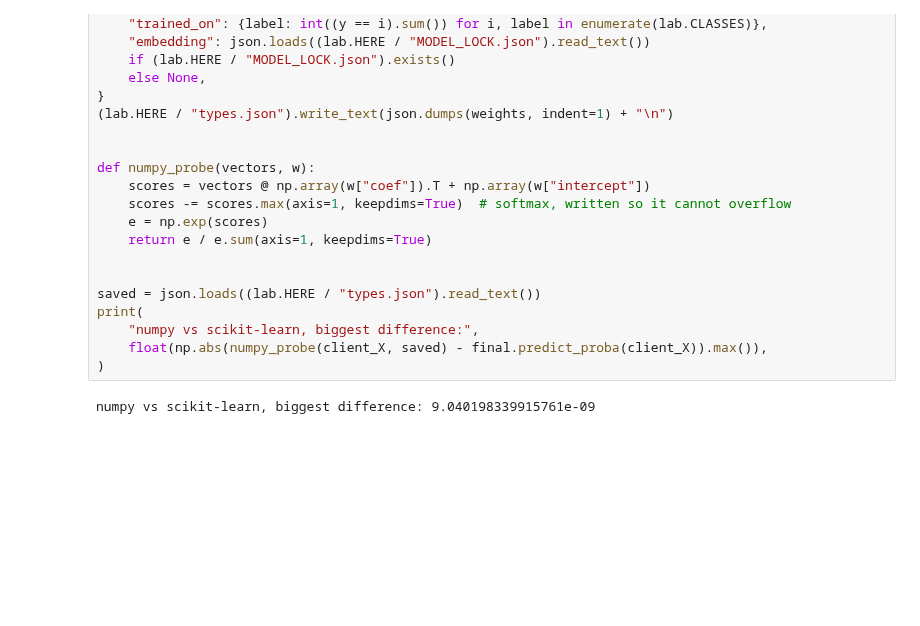
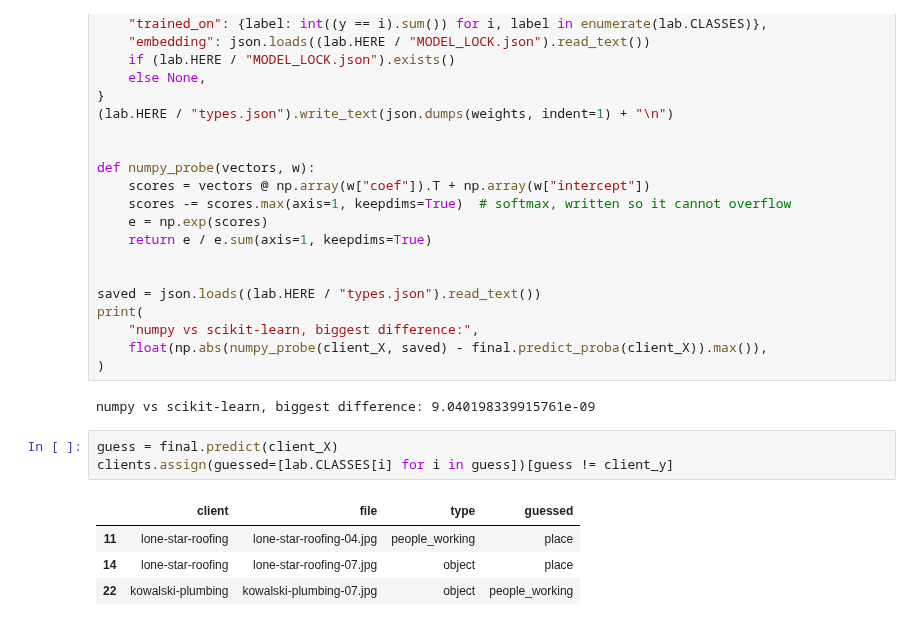
Before and after one commit to LogicVibe0518/stratum, a Jupyter notebook: ml/photos/06-types.ipynb, the cells around one changed output. Cells and saved outputs as stored; diff of their text form; blank space fills up the shorter version.

Commit message:
feat(photos): show which client photos the probe gets wrong

```diff
--- a/ml/photos/06-types.ipynb
+++ b/ml/photos/06-types.ipynb
@@ -328,3 +328,11 @@ print(
 )
 # %% [output]
 numpy vs scikit-learn, biggest difference: 9.040198339915761e-09
+# %%
+guess = final.predict(client_X)
+clients.assign(guessed=[lab.CLASSES[i] for i in guess])[guess != client_y]
+# %% [output]
+|  | client | file | type | guessed |
+| 11 | lone-star-roofing | lone-star-roofing-04.jpg | people_working | place |
+| 14 | lone-star-roofing | lone-star-roofing-07.jpg | object | place |
+| 22 | kowalski-plumbing | kowalski-plumbing-07.jpg | object | people_working |
```
